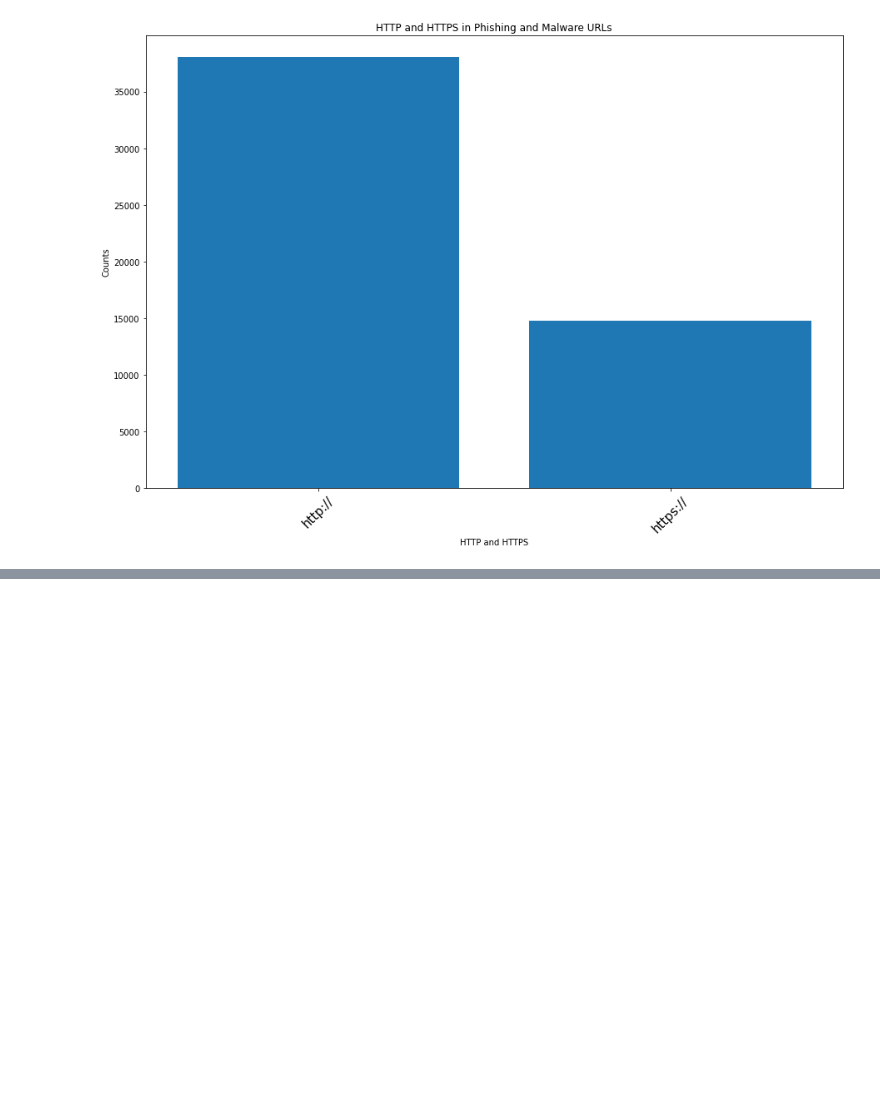
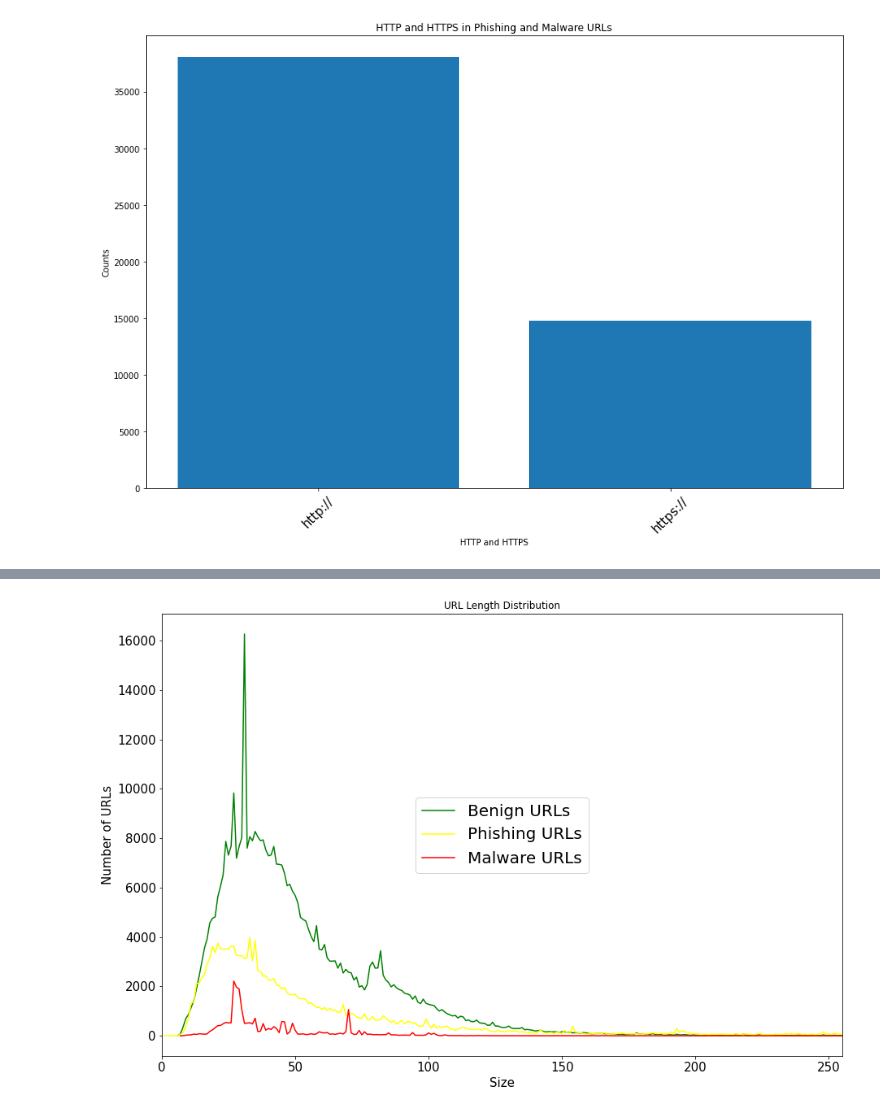
Before and after one commit to RdgFerreira/phishing-urls-analysis, a Jupyter notebook: main.ipynb, the cells around one changed output, grey strips where cells are left out. Drawn from its saved outputs; the diff is of its cells as text; code cells hidden in the pictures; blank space fills up the shorter version.

```diff
--- a/main.ipynb
+++ b/main.ipynb
@@ -619,0 +650,46 @@ main_df['url'] = main_df['url'].str.replace(r'(http[s]?\:\/\/www\.)|(www\.)', ''
+# %%
+# URL Length Analysis:
+benign_url_counts = {}
+phishing_url_counts = {}
+malware_url_counts = {}
+
+for url, label in zip(main_df['url'], main_df['label']):
+    if label == 0:
+        if len(url) not in benign_url_counts: benign_url_counts[len(url)] = 1
+        else: benign_url_counts[len(url)] += 1
+    elif label == 1:
+        if len(url) not in phishing_url_counts: phishing_url_counts[len(url)] = 1
+        else: phishing_url_counts[len(url)] += 1
+    elif label == 3:
+        if len(url) not in malware_url_counts: malware_url_counts[len(url)] = 1
+        else: malware_url_counts[len(url)] += 1
+
+
+benign_url_counts = {k: v for k, v in sorted(benign_url_counts.items(), key=lambda item: item[0], reverse=False)}
+benign_url_sizes = list(benign_url_counts.keys())
+benign_url_counts = list(benign_url_counts.values())
+
+phishing_url_counts = {k: v for k, v in sorted(phishing_url_counts.items(), key=lambda item: item[0], reverse=False)}
+phishing_url_sizes = list(phishing_url_counts.keys())
+phishing_url_counts = list(phishing_url_counts.values())
+
+malware_url_counts = {k: v for k, v in sorted(malware_url_counts.items(), key=lambda item: item[0], reverse=False)}
+malware_url_sizes = list(malware_url_counts.keys())
+malware_url_counts = list(malware_url_counts.values())
+
+
+# Plot the url length distribution in three curves
+plt.figure(figsize=(15, 10))
+plt.plot(benign_url_sizes, benign_url_counts, label='Benign URLs', color='green')
+plt.plot(phishing_url_sizes, phishing_url_counts, label='Phishing URLs', color='yellow')
+plt.plot(malware_url_sizes, malware_url_counts, label='Malware URLs', color='red')
+plt.xlim(0, 255)
+plt.legend(loc='center', fontsize=20)
+plt.xticks(size=15)
+plt.yticks(size=15)
+plt.xlabel('Size', fontsize=15)
+plt.ylabel('Number of URLs', fontsize=15)
+plt.title('URL Length Distribution')
+plt.show()
+# %% [output]
+[figure, added]
```
Also changed, not shown: parts of 4 cells of this notebook, 10 other files.
